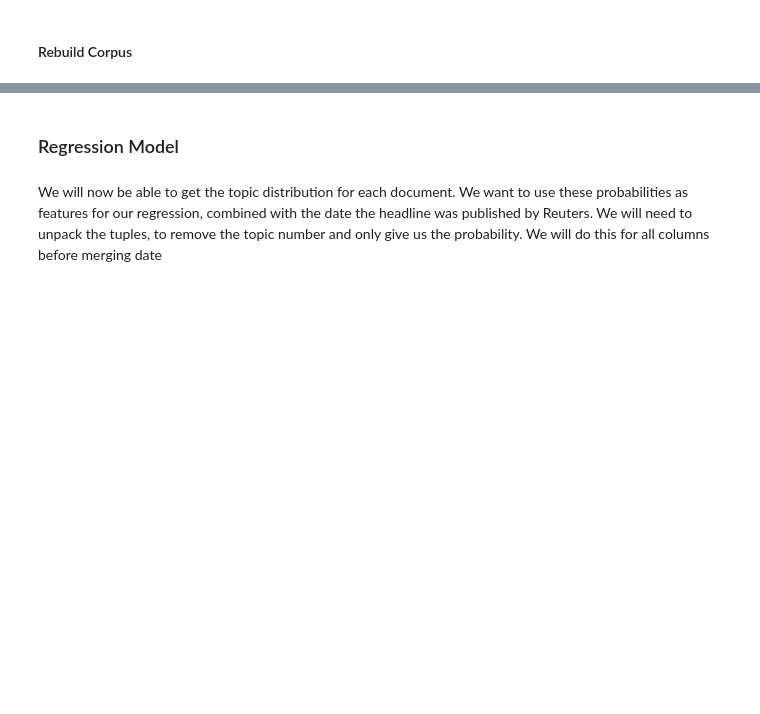
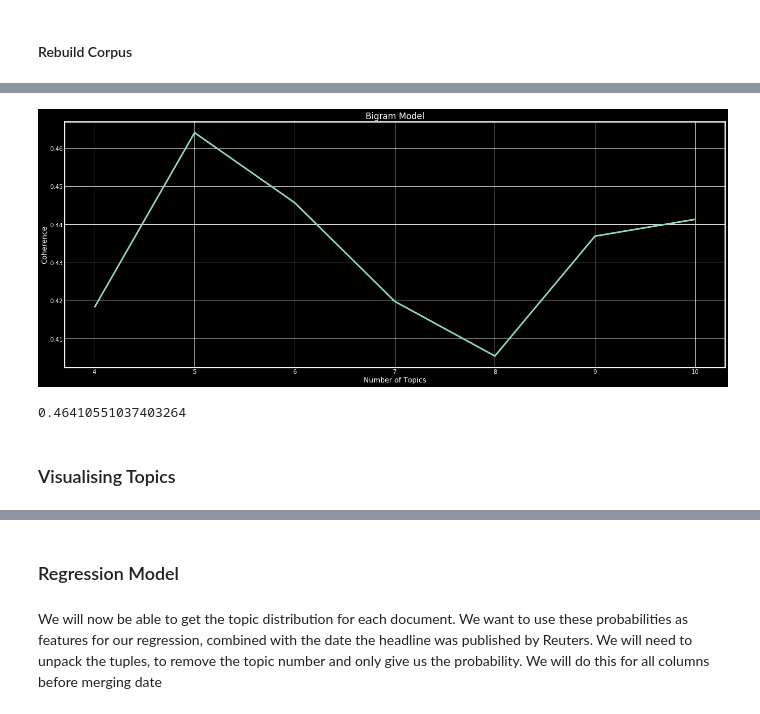
Before and after one commit to yashLakhani/CTADaily, a Jupyter notebook: CTADaily.ipynb, the cells around one changed output, grey strips where cells are left out. Drawn from its saved outputs; the diff is of its cells as text; code cells hidden in the pictures; blank space fills up the shorter version.

```diff
--- a/CTADaily.ipynb
+++ b/CTADaily.ipynb
@@ -127,0 +161,19 @@ models, scores = get_coherence_scores(bigrams, corpus, dictionary, range(1, 10,
+# %%
+plt.style.use('dark_background')
+fig = plt.figure(figsize=(25, 10), dpi= 60)
+fig = plt.plot(range(4, 11, 1), scores)
+plt.title('Bigram Model')
+plt.xlabel("Number of Topics")
+plt.ylabel("Coherence")
+plt.show()
+# %% [output]
+[figure, added]
+# %%
+max_idx = scores.index(max(scores))
+num_topics = 4 + max_idx
+lda_model = models[max_idx]
+scores[max_idx]
+# %% [output]
+0.46410551037403264
+# %% [markdown]
+### Visualising Topics
```
Also changed, not shown: parts of 44 cells of this notebook.
